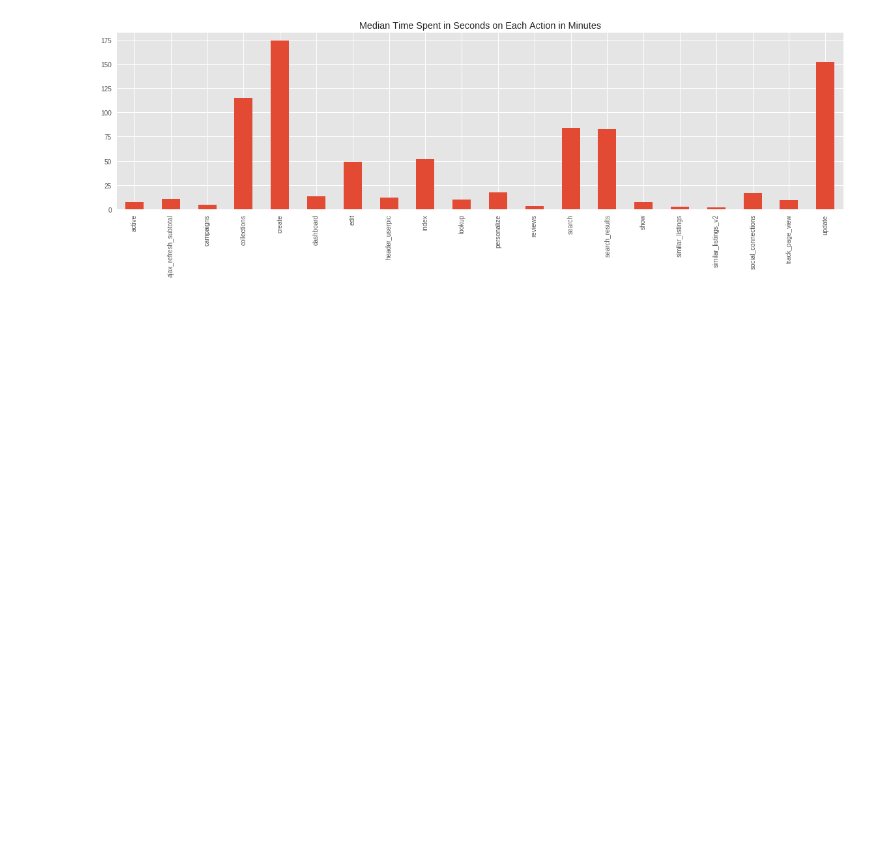
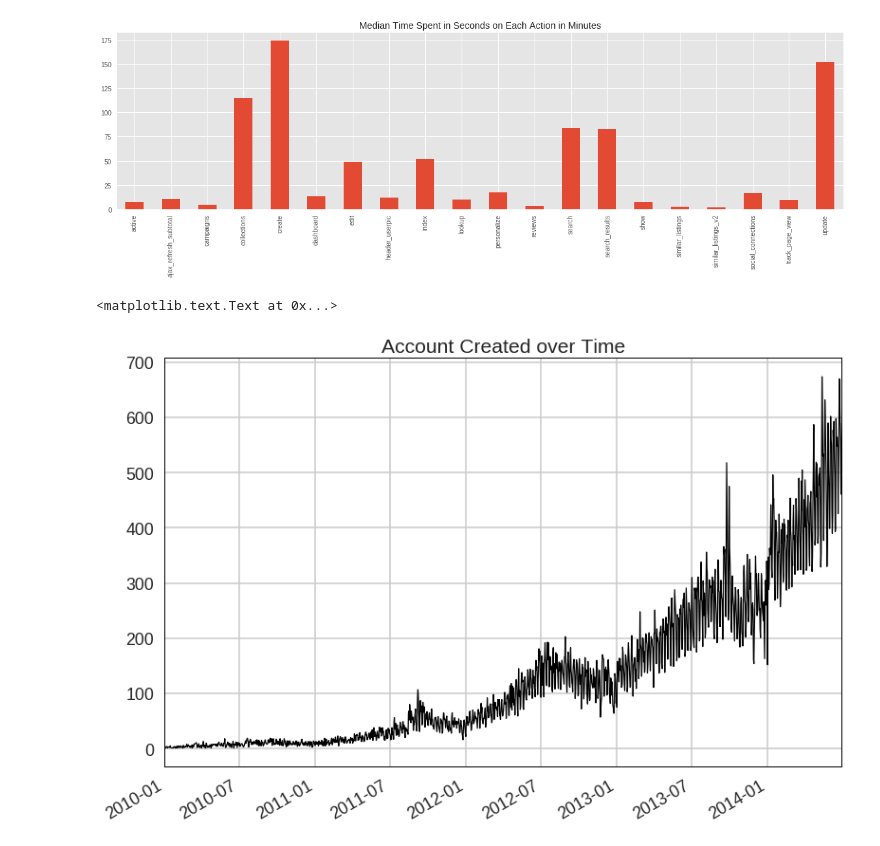
Before and after one commit to jiahtan/STA141Cproject, a Jupyter notebook: Exploratory_kavi.ipynb, the cells around one changed output. Saved outputs shown, nothing was run; the diff lists cells and outputs as text; code cells hidden in the pictures; blank space fills up the shorter version.

```diff
--- a/Exploratory_kavi.ipynb
+++ b/Exploratory_kavi.ipynb
@@ -209,3 +212,9 @@ plt.title('Median Time Spent in Seconds on Each Action in Minutes')
 # %% [output]
 <matplotlib.text.Text at 0x...>
 [figure]
+# %%
+train_users.date_account_created.value_counts().plot(kind='line', linewidth=1.2, color='black')
+plt.title("Account Created over Time")
+# %% [output]
+<matplotlib.text.Text at 0x...>
+[figure, added]
```
Also changed, not shown: parts of 4 cells of this notebook.
